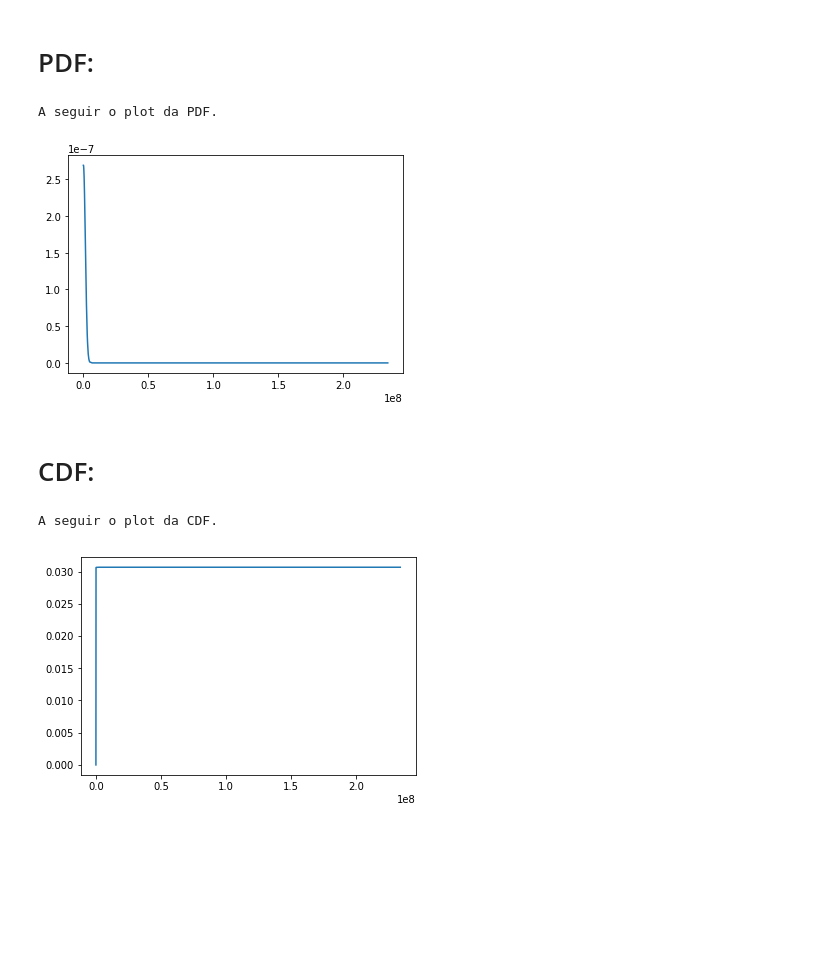
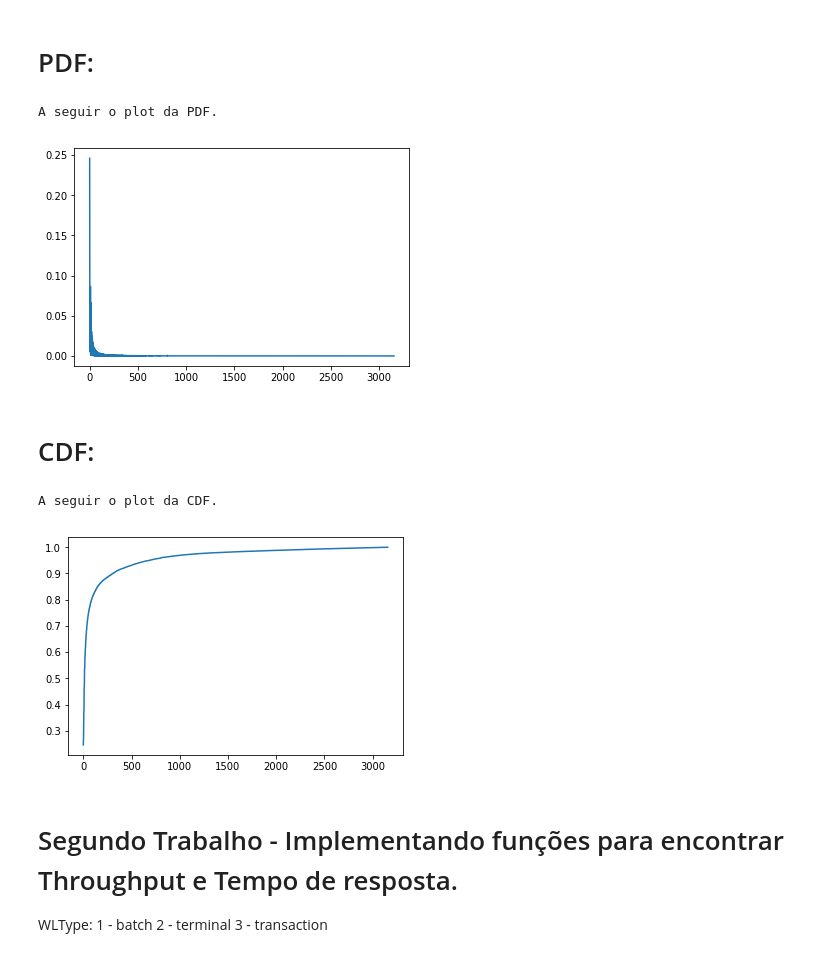
Before and after one commit to LucasFrank/AvaliacaoDesempenhoSistemas, a Jupyter notebook: Trabalho AVALIAÇÃO DE DESEMPENHO DE SISTEMAS.ipynb, the cells around one changed output. Saved outputs shown, nothing was run; the diff lists cells and outputs as text; code cells hidden in the pictures; blank space fills up the shorter version.

```diff
--- a/Trabalho AVALIAÇÃO DE DESEMPENHO DE SISTEMAS.ipynb
+++ b/Trabalho AVALIAÇÃO DE DESEMPENHO DE SISTEMAS.ipynb
@@ -12,6 +12,7 @@ Importing modules...
 # %%
 print("Reading data...")
 df = pd.read_csv("fileSizeComplete.txt", delim_whitespace = True, header = None, names=["Size"])
+df1 = df.groupby(df['Size']).size().reset_index(name='count')
 print("Done")
 # %% [output]
 Reading data...
@@ -160,45 +182,35 @@ A amplitude interquartil dos tamanhos de arquivos é: 55
 # %% [markdown]
 # PDF:
 # %%
-def normal(mean, std, val):
-    a = 1/(np.sqrt(2*np.pi)*std)
-    diff = np.abs((val-mean) ** 2)
-    b = np.exp(-(diff)/(2*std*std))
-    return a*b
-
 def pdf(data):
-    x = np.sort(data)
-    meanValue = mean(data)
-    std = standardDeviation(data)
     y = []
-    for i in x:
-        y.append(normal(meanValue,std,i))
-    plt.plot(x,y, label = 'PDF')
+    for i in data:
+        y.append(i/len(df))
+    plt.plot(y, label = 'PDF')
     plt.show()
 
 print("A seguir o plot da PDF.")
-pdf(df["Size"])
+pdf(df1["count"])
 # %% [output]
 A seguir o plot da PDF.
-[figure, old version]
+[figure, new version]
 # %% [markdown]
 # CDF:
 # %%
 def cdf(data):
-    x = np.sort(data)
-    meanValue = mean(data)
-    std = standardDeviation(data)
     y = []
     yCumulative = 0
-    for i in x:
-        norm = normal(meanValue,std,i)
-        yCumulative += norm
+    for i in data:
+        yCumulative += i/len(df)
         y.append(yCumulative)
-    plt.plot(x,y, label = 'CDF')
+    plt.plot(y, label = 'CDF')
     plt.show()
 
 print("A seguir o plot da CDF.")
-cdf(df["Size"])
+cdf(df1["count"])
 # %% [output]
 A seguir o plot da CDF.
-[figure, old version]
+[figure, new version]
+# %% [markdown]
+# Segundo Trabalho - Implementando funções para encontrar Throughput e Tempo de resposta.
+WLType: 1 - batch   2 - terminal   3 - transaction
```
Also changed, not shown: parts of 8 cells of this notebook.
